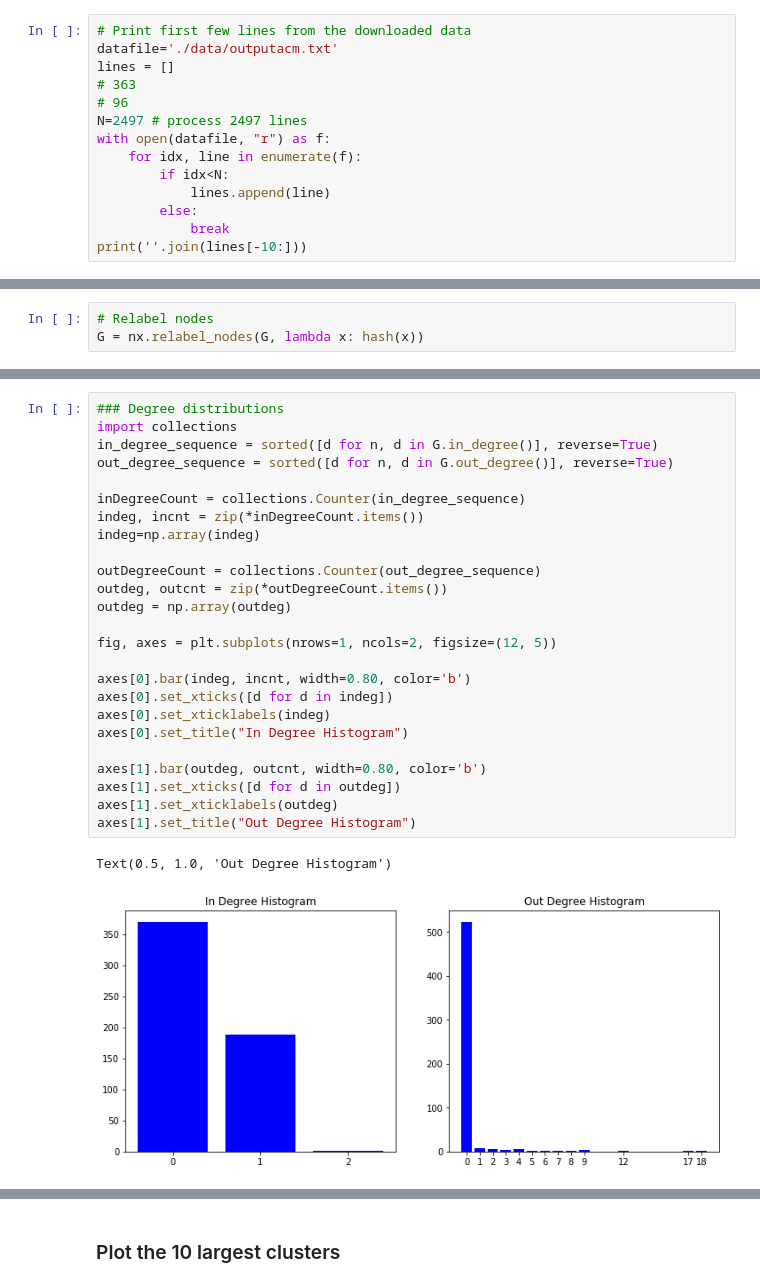
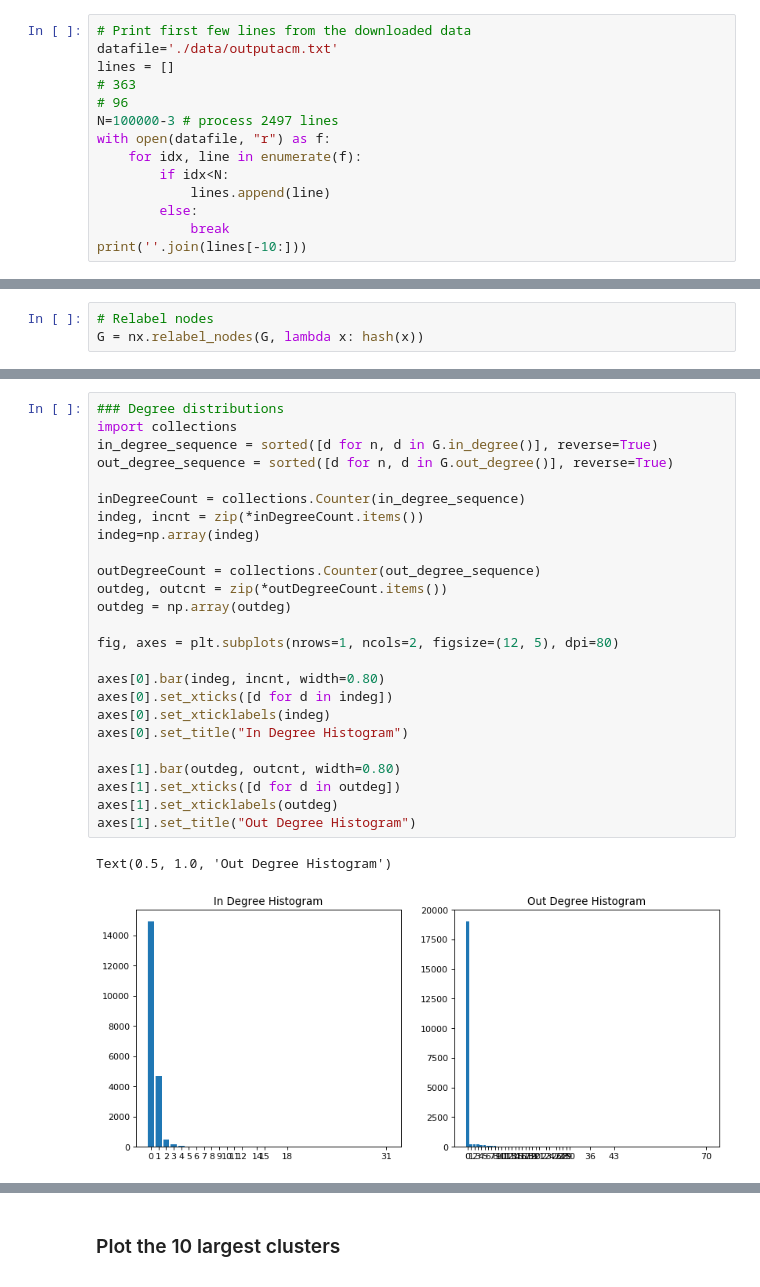
Before and after one commit to dnnagy/Infocom-networks, a Jupyter notebook: Problemset_2.ipynb, the cells around one changed output, grey strips where cells are left out. Cells and saved outputs as stored; diff of their text form.

```diff
--- a/Problemset_2.ipynb
+++ b/Problemset_2.ipynb
@@ -93,7 +86,7 @@ datafile='./data/outputacm.txt'
 lines = []
 # 363
 # 96
-N=2497 # process 2497 lines
+N=100000-3 # process 2497 lines
 with open(datafile, "r") as f:
     for idx, line in enumerate(f):
         if idx<N:
@@ -209,28 +206,28 @@ fig.set_facecolor('k')
 # %%
 ### Degree distributions
 import collections
 in_degree_sequence = sorted([d for n, d in G.in_degree()], reverse=True)
 out_degree_sequence = sorted([d for n, d in G.out_degree()], reverse=True)
 
 inDegreeCount = collections.Counter(in_degree_sequence)
 indeg, incnt = zip(*inDegreeCount.items())
 indeg=np.array(indeg)
 
 outDegreeCount = collections.Counter(out_degree_sequence)
 outdeg, outcnt = zip(*outDegreeCount.items())
 outdeg = np.array(outdeg)
 
-fig, axes = plt.subplots(nrows=1, ncols=2, figsize=(12, 5))
+fig, axes = plt.subplots(nrows=1, ncols=2, figsize=(12, 5), dpi=80)
 
-axes[0].bar(indeg, incnt, width=0.80, color='b')
+axes[0].bar(indeg, incnt, width=0.80)
 axes[0].set_xticks([d for d in indeg])
 axes[0].set_xticklabels(indeg)
 axes[0].set_title("In Degree Histogram")
 
-axes[1].bar(outdeg, outcnt, width=0.80, color='b')
+axes[1].bar(outdeg, outcnt, width=0.80)
 axes[1].set_xticks([d for d in outdeg])
 axes[1].set_xticklabels(outdeg)
 axes[1].set_title("Out Degree Histogram")
 # %% [output]
 Text(0.5, 1.0, 'Out Degree Histogram')
-[figure, old version]
+[figure, new version]
```
Also changed, not shown: parts of 25 cells of this notebook, 1 other file.
